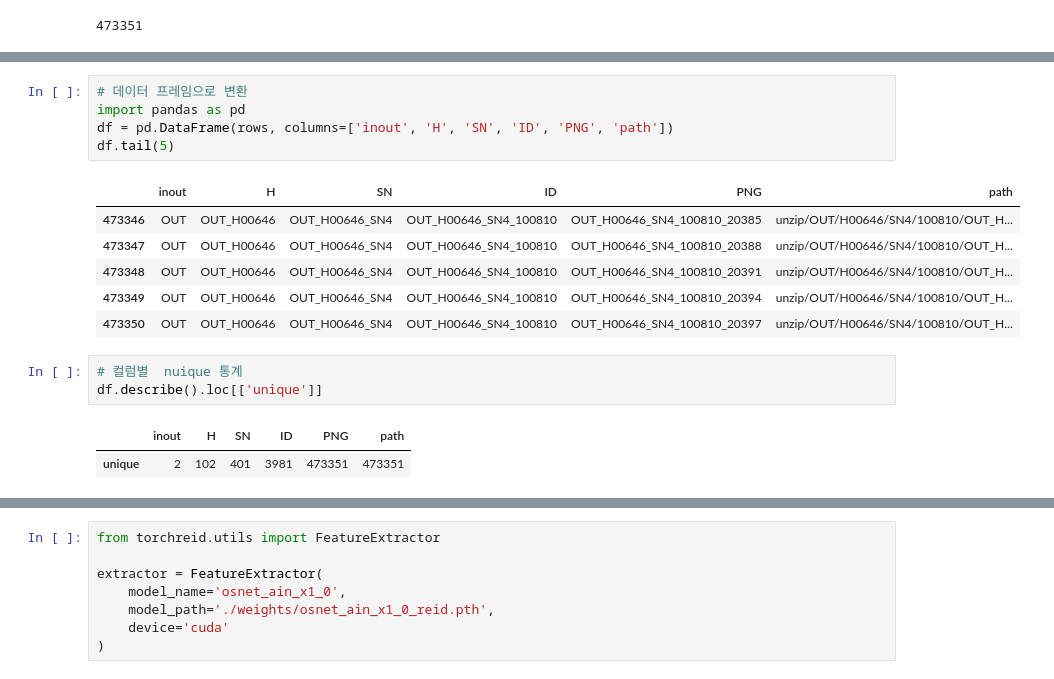
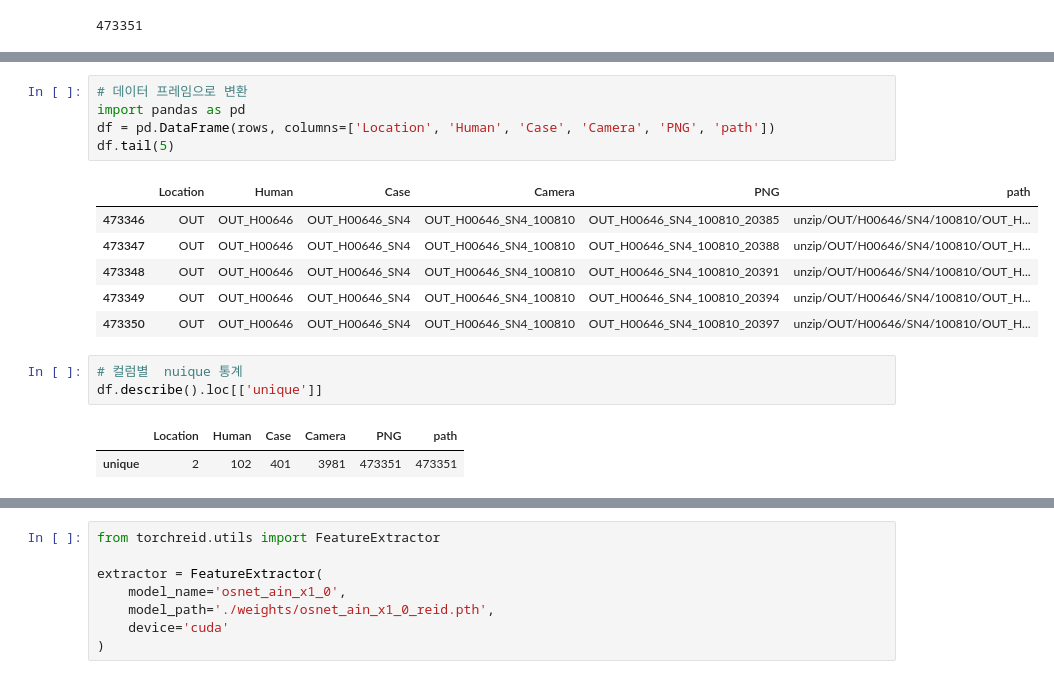
Before and after one commit to estkts2/4th_tr1_etc, a Jupyter notebook: reid_eda.ipynb, the cells around one changed output, grey strips where cells are left out. Cells and saved outputs as stored; diff of their text form.

```diff
--- a/reid_eda.ipynb
+++ b/reid_eda.ipynb
@@ -35,10 +35,10 @@ Wall time: 1.23 s
 # %%
 # 데이터 프레임으로 변환
 import pandas as pd
-df = pd.DataFrame(rows, columns=['inout', 'H', 'SN', 'ID', 'PNG', 'path'])
+df = pd.DataFrame(rows, columns=['Location', 'Human', 'Case', 'Camera', 'PNG', 'path'])
 df.tail(5)
 # %% [output]
-|  | inout | H | SN | ID | PNG | path |
+|  | Location | Human | Case | Camera | PNG | path |
 | 473346 | OUT | OUT_H00646 | OUT_H00646_SN4 | OUT_H00646_SN4_100810 | OUT_H00646_SN4_100810_20385 | unzip/OUT/H00646/SN4/100810/OUT_H... |
 | 473347 | OUT | OUT_H00646 | OUT_H00646_SN4 | OUT_H00646_SN4_100810 | OUT_H00646_SN4_100810_20388 | unzip/OUT/H00646/SN4/100810/OUT_H... |
 | 473348 | OUT | OUT_H00646 | OUT_H00646_SN4 | OUT_H00646_SN4_100810 | OUT_H00646_SN4_100810_20391 | unzip/OUT/H00646/SN4/100810/OUT_H... |
@@ -48,7 +48,7 @@ df.tail(5)
 # 컬럼별  nuique 통계
 df.describe().loc[['unique']]
 # %% [output]
-|  | inout | H | SN | ID | PNG | path |
+|  | Location | Human | Case | Camera | PNG | path |
 | unique | 2 | 102 | 401 | 3981 | 473351 | 473351 |
 # %%
 # H(uman) 샘플 보기
```
Also changed, not shown: parts of 12 cells of this notebook.
